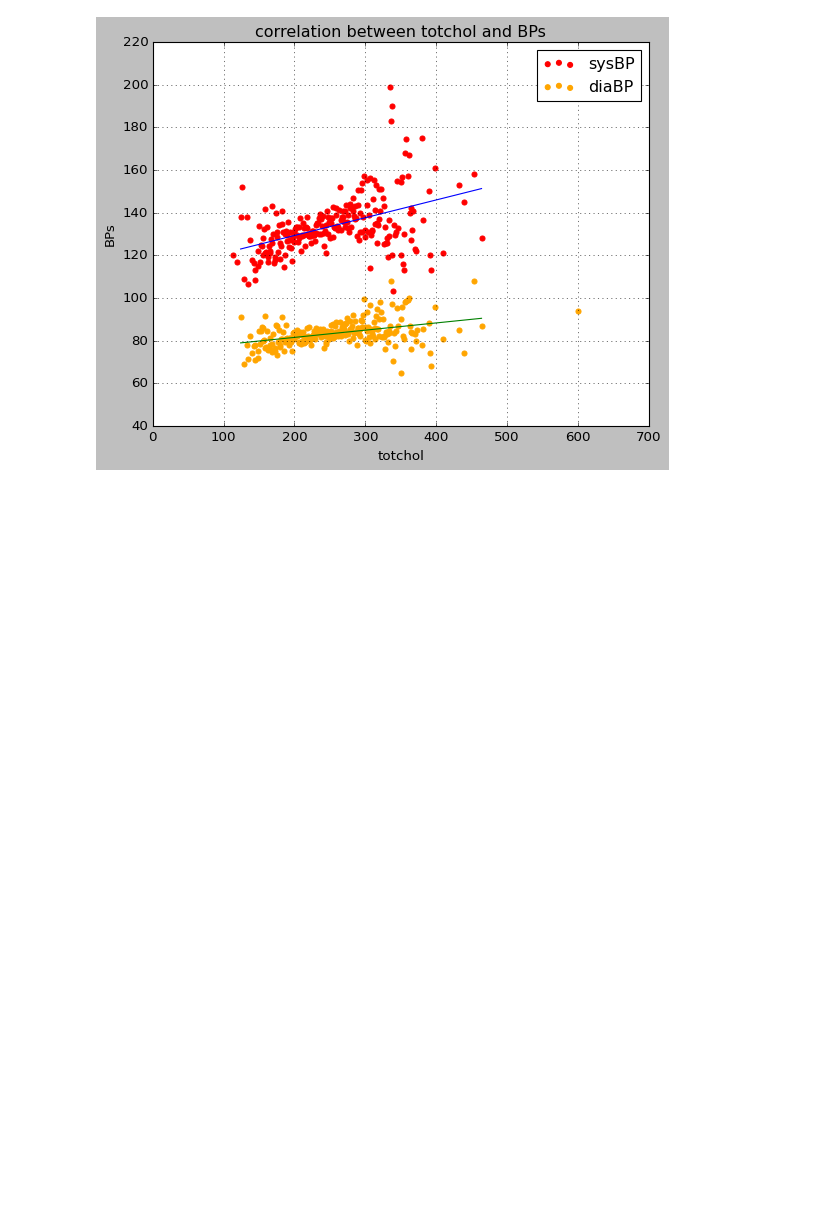
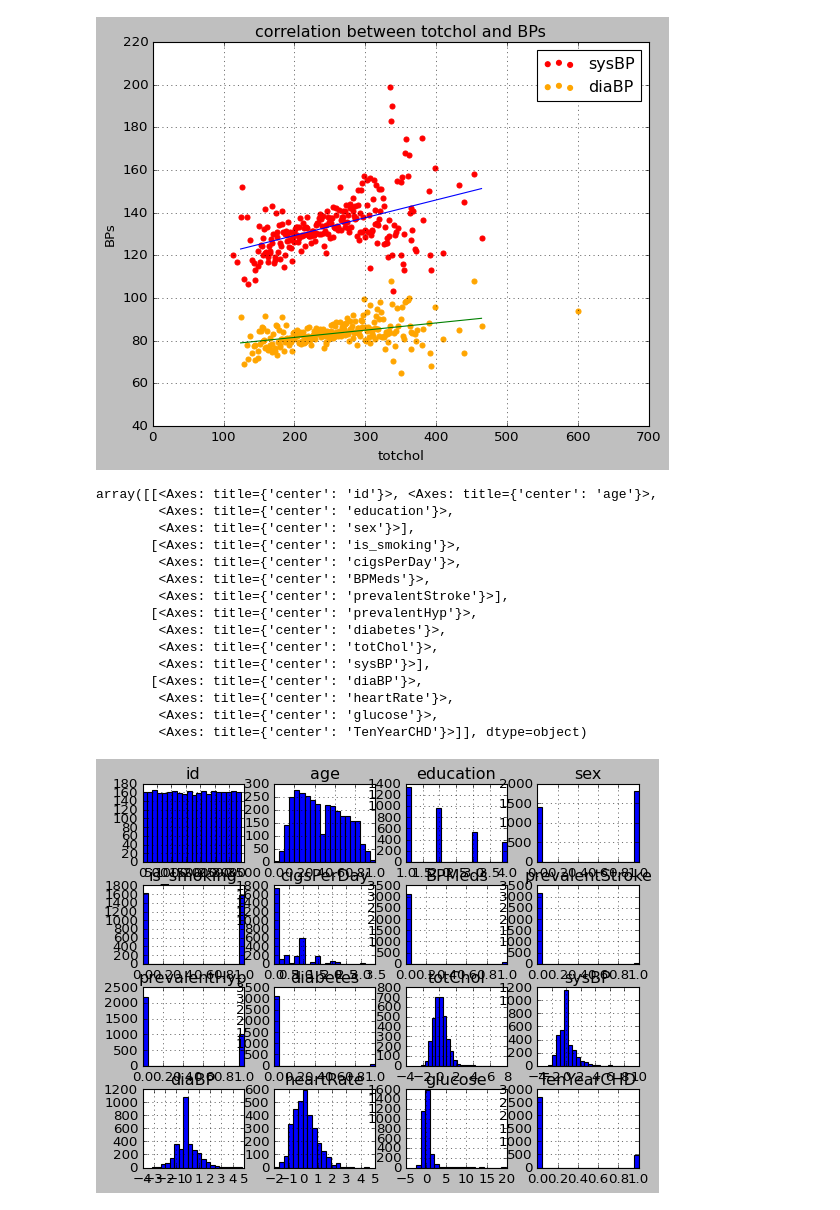
Before and after one commit to stefano11111/datasets, a Jupyter notebook: cardiovascularrisk.ipynb, the cells around one changed output. Cells and saved outputs as stored; diff of their text form; code cells hidden in the pictures; blank space fills up the shorter version.

```diff
--- a/cardiovascularrisk.ipynb
+++ b/cardiovascularrisk.ipynb
@@ -187,3 +195,24 @@ LinearRegression(slope=0.08253504708131648, intercept=112.85169194108903)
 LinearRegression(slope=0.03389733591595557, intercept=74.75462548543989)
 [<matplotlib.lines.Line2D at 0x...>]
 [figure]
+# %%
+#Studying distribuition of data
+
+db.hist(bins=20)
+# %% [output]
+array([[<Axes: title={'center': 'id'}>, <Axes: title={'center': 'age'}>,
+        <Axes: title={'center': 'education'}>,
+        <Axes: title={'center': 'sex'}>],
+       [<Axes: title={'center': 'is_smoking'}>,
+        <Axes: title={'center': 'cigsPerDay'}>,
+        <Axes: title={'center': 'BPMeds'}>,
+        <Axes: title={'center': 'prevalentStroke'}>],
+       [<Axes: title={'center': 'prevalentHyp'}>,
+        <Axes: title={'center': 'diabetes'}>,
+        <Axes: title={'center': 'totChol'}>,
+        <Axes: title={'center': 'sysBP'}>],
+       [<Axes: title={'center': 'diaBP'}>,
+        <Axes: title={'center': 'heartRate'}>,
+        <Axes: title={'center': 'glucose'}>,
+        <Axes: title={'center': 'TenYearCHD'}>]], dtype=object)
+[figure, added]
```
Also changed, not shown: parts of 3 cells of this notebook, 6 other files.
